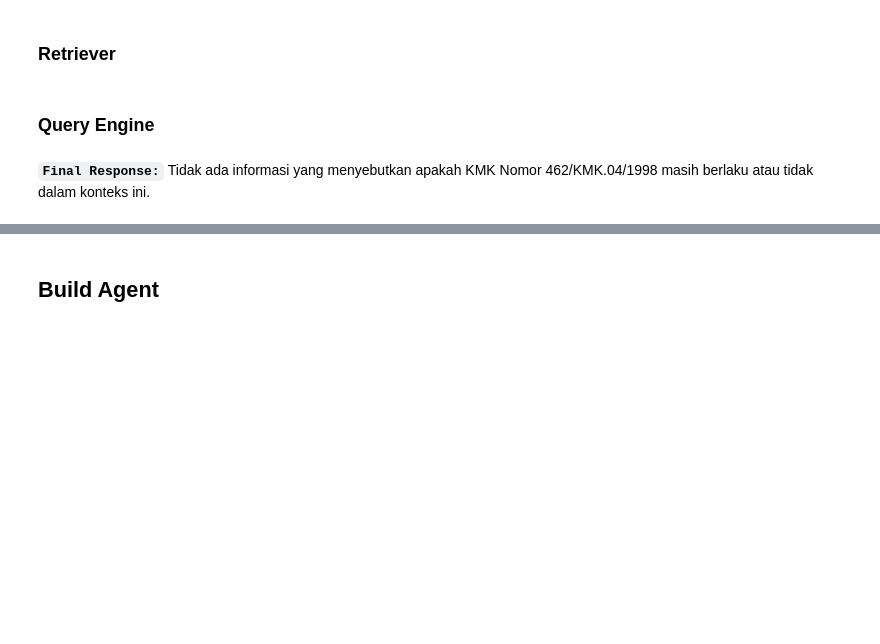
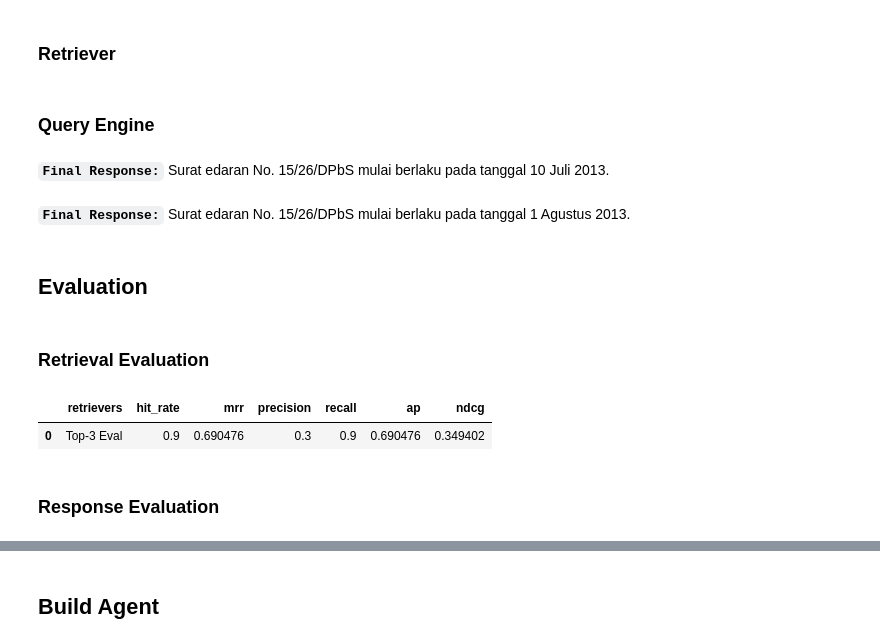
Before and after one commit to xmriz/chatbot-ojk, a Jupyter notebook: main.ipynb, the cells around one changed output, grey strips where cells are left out. Cells and saved outputs as stored; diff of their text form; code cells hidden in the pictures; blank space fills up the shorter version.

Commit message:
add eval

```diff
--- a/main.ipynb
+++ b/main.ipynb
@@ -89,2 +93,21 @@ fusion_retriever = FusionRetriever(
+# %%
+from llama_index.core.indices.document_summary import (
+    DocumentSummaryIndexLLMRetriever
+)
+from llama_index.core.retrievers import RecursiveRetriever
+
+vector_retriever = vector_index.as_retriever(similarity_top_k=TOP_K)
+
+recursive_retriever = RecursiveRetriever(
+    "vector",
+    retriever_dict={"vector": vector_retriever}
+)
+
+summary_retriever = DocumentSummaryIndexLLMRetriever(
+    index=summary_index,
+    choice_top_k=TOP_K,
+    # embed_model=embedding_llm,
+    llm=llm,
+)
 # %% [markdown]
 ### **Query Engine**
@@ -118,6 +156,14 @@ response = query_engine_all.query(query_str)
 # %%
 from llama_index.core.response.notebook_utils import display_response
 
-display_response(response)
+response_vector = vector_query_engine.query(query_str)
+display_response(response_vector)
 # %% [output]
-**`Final Response:`** Tidak ada informasi yang menyebutkan apakah KMK Nomor 462/KMK.04/1998 masih berlaku atau tidak dalam konteks ini.
+**`Final Response:`** Surat edaran No. 15/26/DPbS mulai berlaku pada tanggal 10 Juli 2013.
+# %%
+response_summary = list_query_engine.query(query_str)
+display_response(response_summary)
+# %% [output]
+**`Final Response:`** Surat edaran No. 15/26/DPbS mulai berlaku pada tanggal 1 Agustus 2013.
+# %% [markdown]
+## **Evaluation**
@@ -123,0 +176,30 @@ display_response(response)
+# %%
+from llama_index.core.evaluation import (
+    generate_question_context_pairs,
+    EmbeddingQAFinetuneDataset,
+)
+if EVAL:
+    if STORE:
+        qa_dataset = generate_question_context_pairs(
+            nodes=nodes,
+            llm=llm_eval,
+            num_questions_per_chunk=2,
+        )
+        qa_dataset.save_json("./json_data/pg_eval_dataset.json")
+    else:
+        qa_dataset = EmbeddingQAFinetuneDataset.from_json("./json_data/pg_eval_dataset.json")
+# %% [markdown]
+### **Retrieval Evaluation**
+# %%
+metrics = ["hit_rate", "mrr", "precision", "recall", "ap", "ndcg"]
+# %%
+from utils.evaluator import get_retrieval_eval_df
+
+if EVAL:
+    vector_retrieval_eval_results = await get_retrieval_eval_df(name=f"Top-{TOP_K} Eval", metrics=metrics, retriever=vector_retriever, qa_dataset=qa_dataset)
+    display(vector_retrieval_eval_results)
+# %% [output]
+|  | retrievers | hit_rate | mrr | precision | recall | ap | ndcg |
+| 0 | Top-3 Eval | 0.9 | 0.690476 | 0.3 | 0.9 | 0.690476 | 0.349402 |
+# %% [markdown]
+### **Response Evaluation**
```
Also changed, not shown: parts of 33 cells of this notebook, 21 other files.
